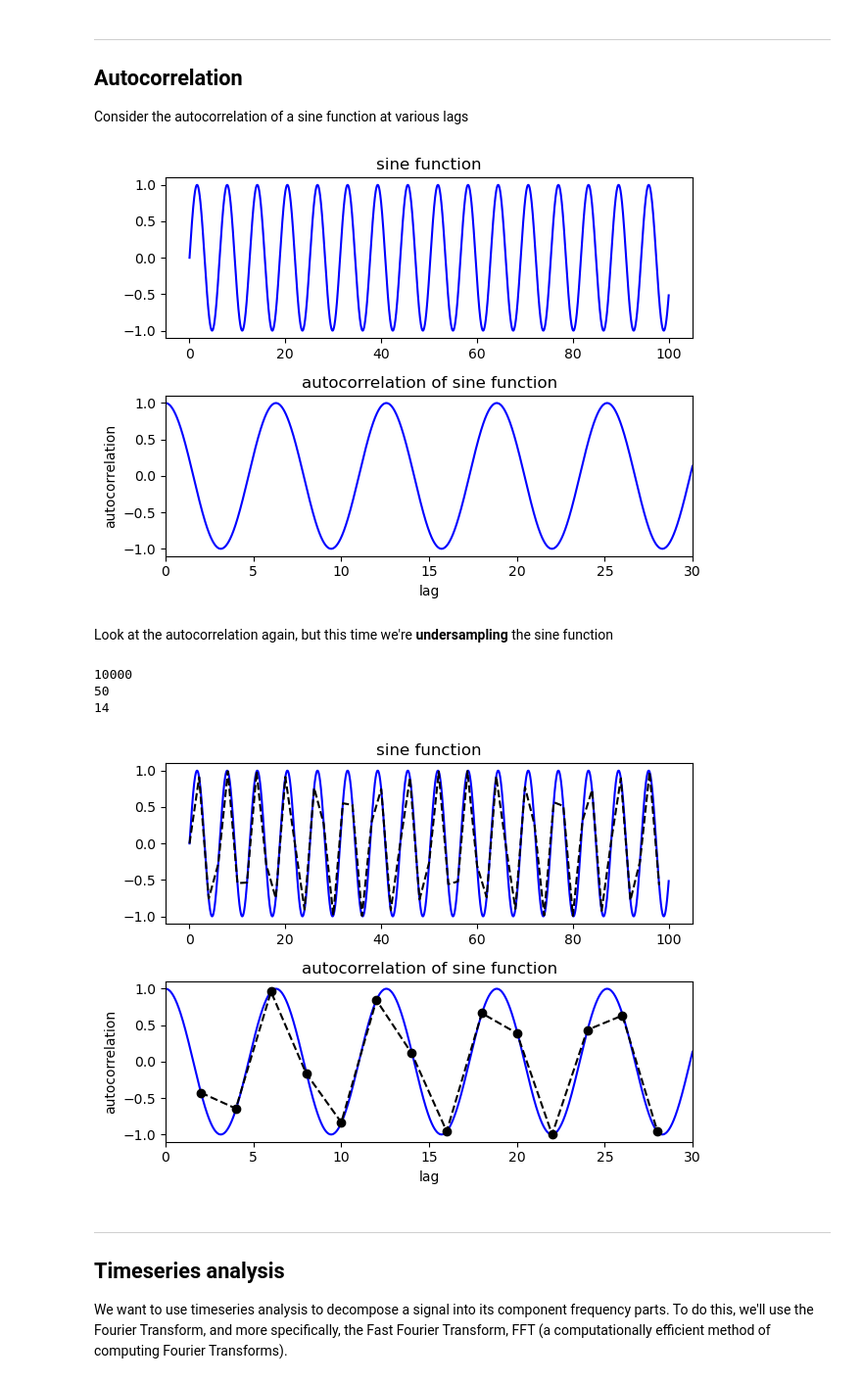
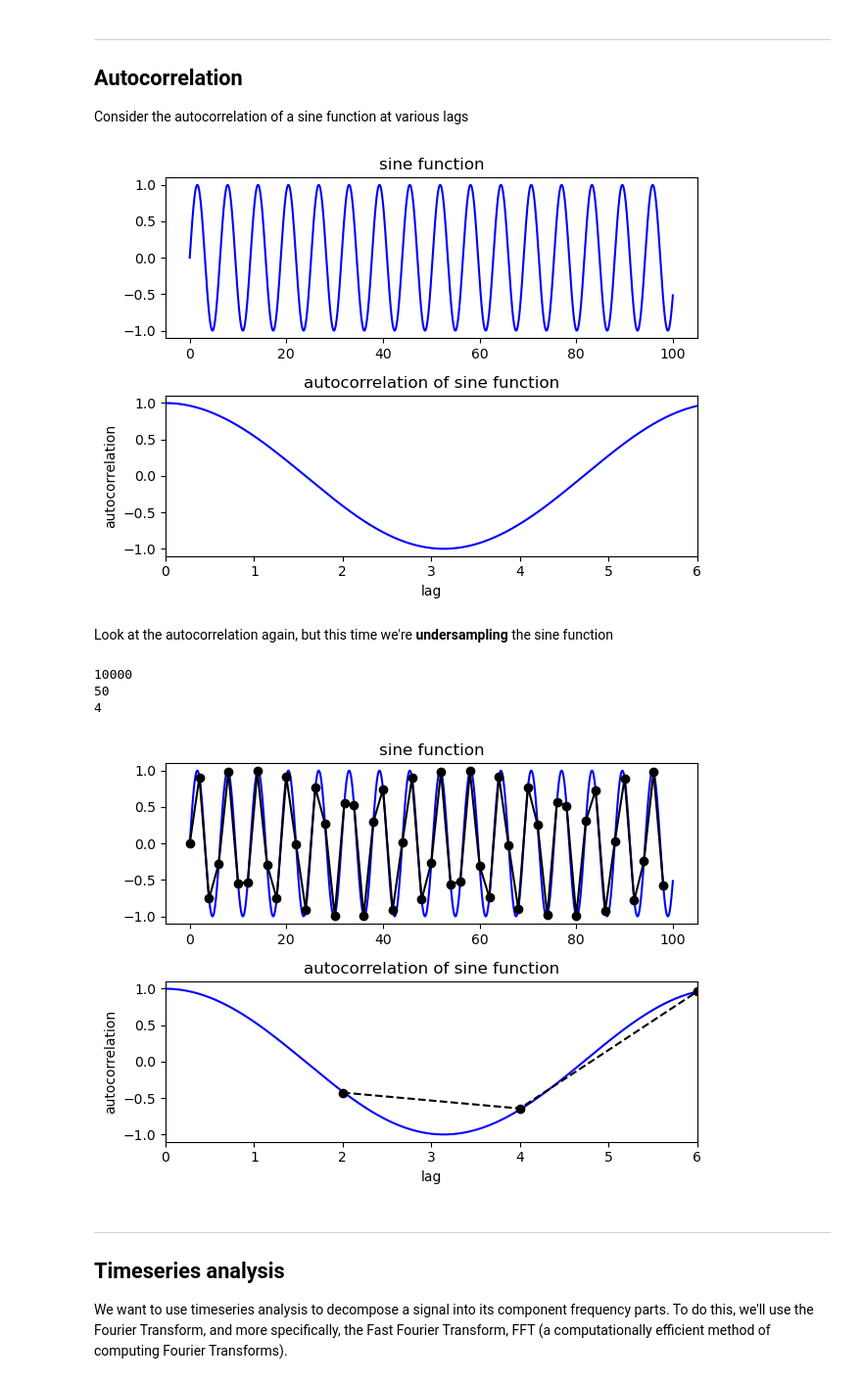
Before and after one commit to Mountain-Hydrology-Research-Group/data-analysis, a Jupyter notebook: book/modules/module8/lab8-2.ipynb, the cells around one changed output. Shown at 98% size. Drawn from its saved outputs; the diff is of its cells as text; code cells hidden in the pictures.

```diff
--- a/book/modules/module8/lab8-2.ipynb
+++ b/book/modules/module8/lab8-2.ipynb
@@ -41,7 +41,7 @@ y1 = np.sin(t2)
 # %%
 # Calculate the autocorrelation at lags from 0.01 (one time-step) to 6 (about a third of the series)
 lag_min = 1
-lag_max = 30
+lag_max = 10
 auto1 = []
 lags1 = []
 for lag in range(lag_min,int(lag_max/step)):
@@ -58,10 +58,10 @@ ax[1].plot(lags1,auto1,'b')
 ax[1].set_title('autocorrelation of sine function')
 ax[1].set_xlabel('lag')
 ax[1].set_ylabel('autocorrelation')
-ax[1].set_xlim(0,30);
+ax[1].set_xlim(0,6);
 plt.tight_layout()
 # %% [output]
-[figure, old version]
+[figure, new version]
 # %% [markdown]
 Look at the autocorrelation again, but this time we're **undersampling** the sine function
 # %%
@@ -87,24 +87,24 @@ NA = len(auto2)
 # %% [output]
 10000
 50
-14
+4
 # %%
 f, ax = plt.subplots(2,1)
 
 ax[0].plot(t2,y1,'b')
 ax[0].set_title('sine function')
-ax[0].plot(t3,y2,'k--')
+ax[0].plot(t3,y2,'k-o')
 
 ax[1].plot(lags1,auto1,'b')
 ax[1].set_title('autocorrelation of sine function')
 ax[1].set_xlabel('lag')
 ax[1].set_ylabel('autocorrelation')
 ax[1].plot(lags2,auto2,'k--o')
-ax[1].set_xlim(0,30);
+ax[1].set_xlim(0,6);
 
 plt.tight_layout()
 # %% [output]
-[figure, old version]
+[figure, new version]
 # %% [markdown]
 ***
 
```
